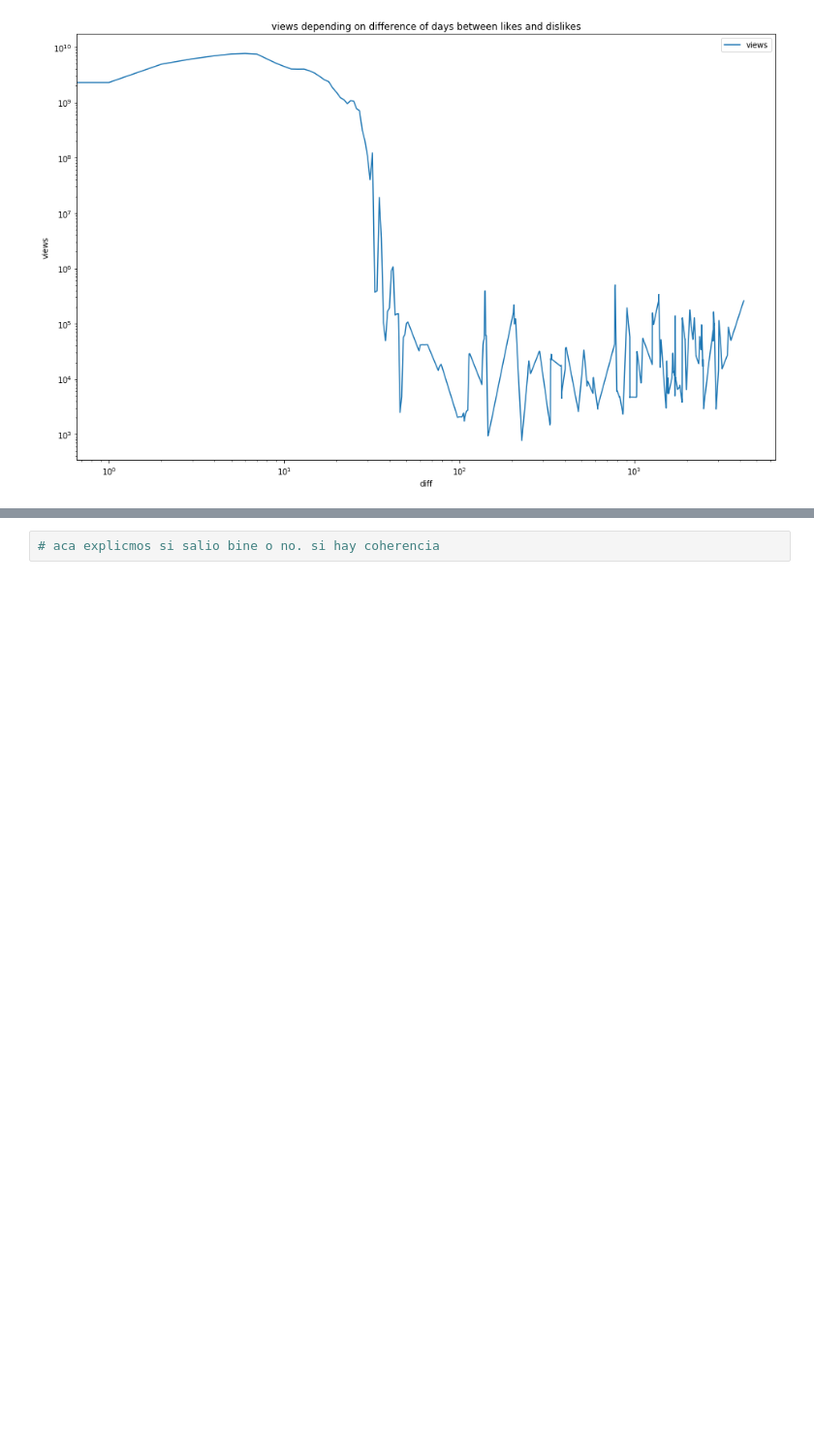
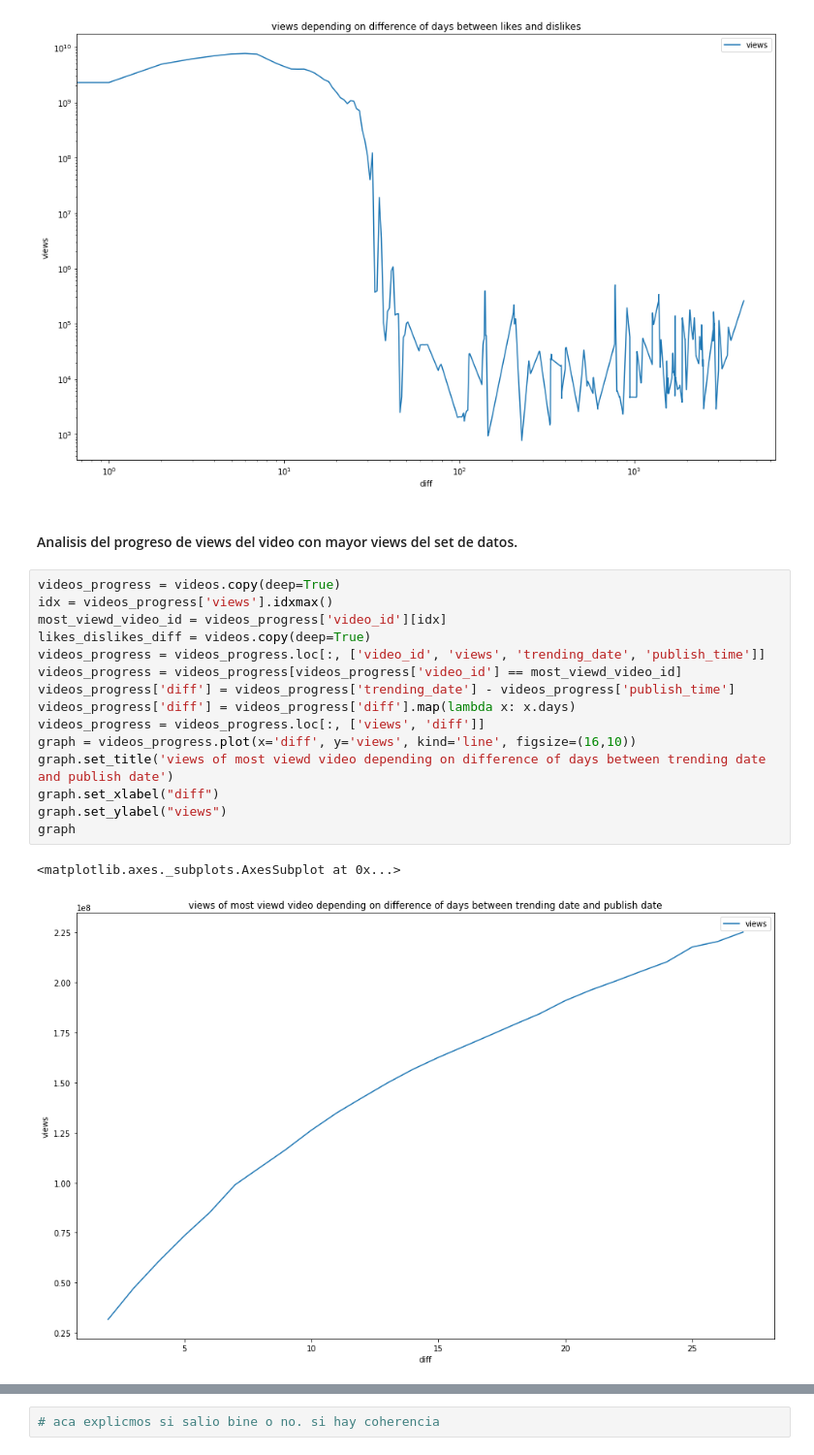
Before and after one commit to BlancoSebastianEzequiel/7750-TPFinal, a Jupyter notebook: src/analisis.ipynb, the cells around one changed output, grey strips where cells are left out. Shown: that part at 97% size. Cells and saved outputs as stored; diff of their text form; blank space fills up the shorter version.

Commit message:
ass analisis of videos views progress

```diff
--- a/src/analisis.ipynb
+++ b/src/analisis.ipynb
@@ -181,3 +182,23 @@ graph
 # %% [output]
 <matplotlib.axes._subplots.AxesSubplot at 0x...>
 [figure]
+# %% [markdown]
+#### Analisis del progreso de views del video con mayor views del set de datos.
+# %%
+videos_progress = videos.copy(deep=True)
+idx = videos_progress['views'].idxmax()
+most_viewd_video_id = videos_progress['video_id'][idx]
+likes_dislikes_diff = videos.copy(deep=True)
+videos_progress = videos_progress.loc[:, ['video_id', 'views', 'trending_date', 'publish_time']]
+videos_progress = videos_progress[videos_progress['video_id'] == most_viewd_video_id]
+videos_progress['diff'] = videos_progress['trending_date'] - videos_progress['publish_time']
+videos_progress['diff'] = videos_progress['diff'].map(lambda x: x.days)
+videos_progress = videos_progress.loc[:, ['views', 'diff']]
+graph = videos_progress.plot(x='diff', y='views', kind='line', figsize=(16,10))
+graph.set_title('views of most viewd video depending on difference of days between trending date and publish date')
+graph.set_xlabel("diff")
+graph.set_ylabel("views")
+graph
+# %% [output]
+<matplotlib.axes._subplots.AxesSubplot at 0x...>
+[figure, added]
```
Also changed, not shown: parts of 4 cells of this notebook.
